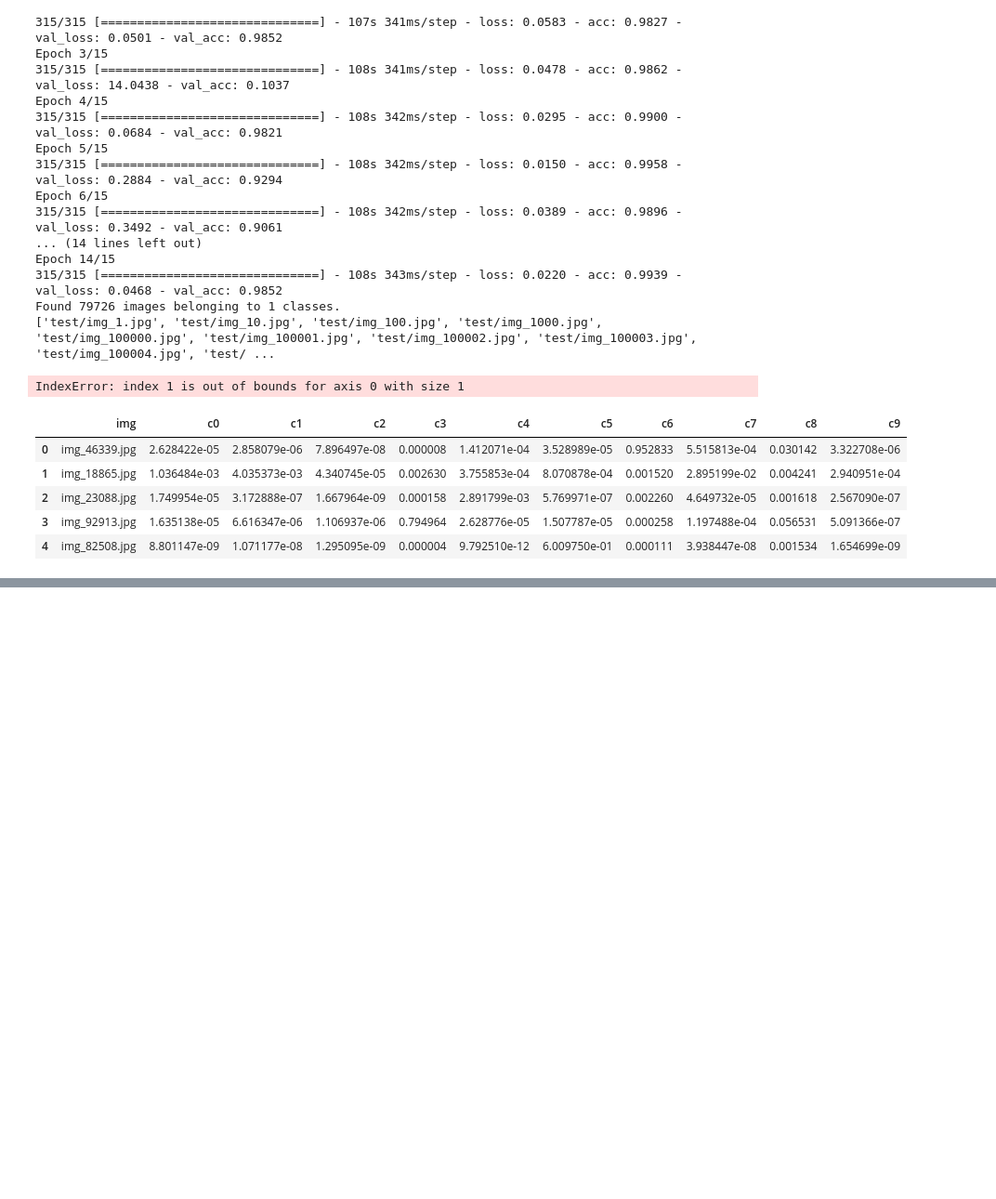
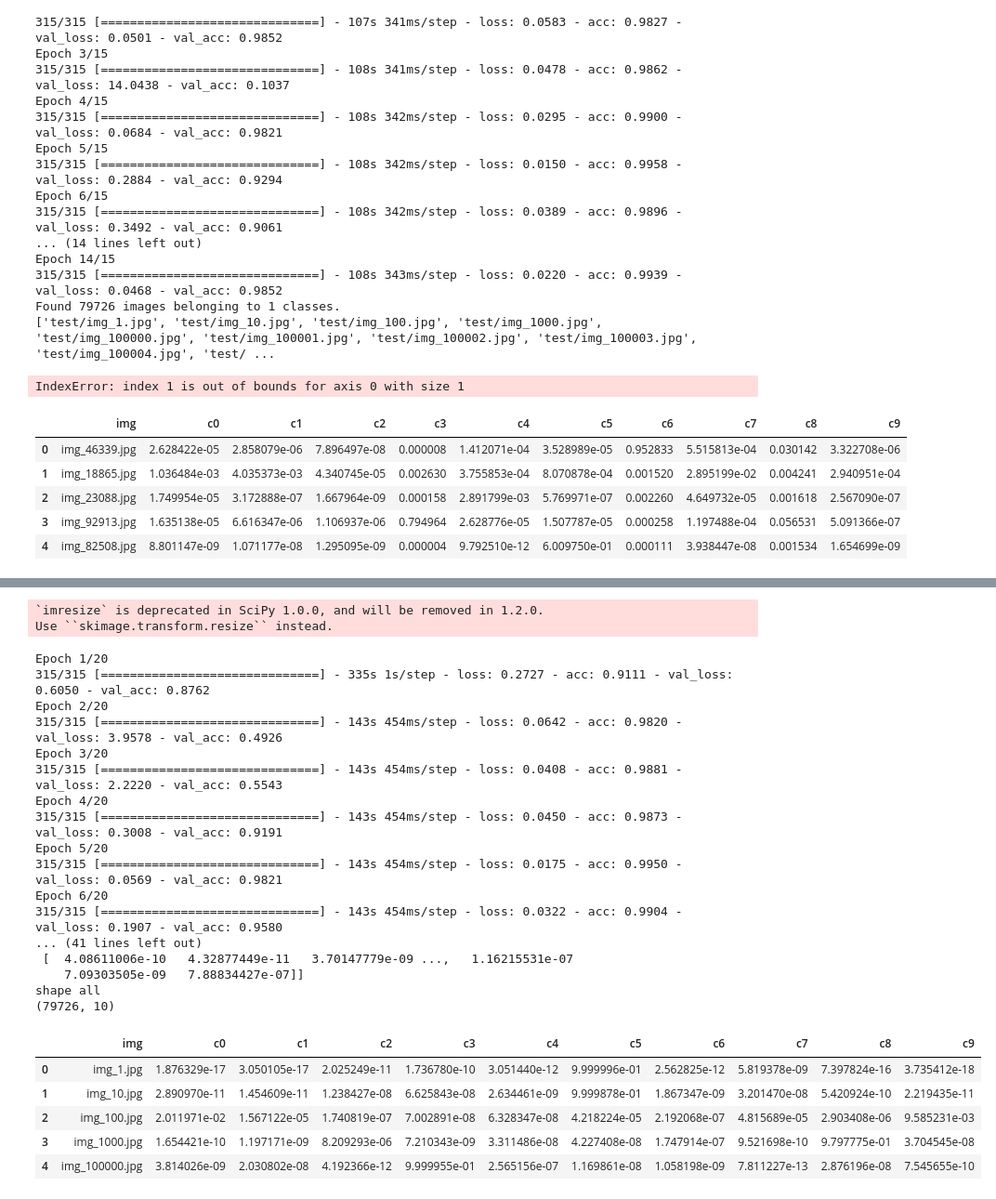
Before and after one commit to rosaann/driver, a Jupyter notebook: driver.ipynb, the cells around one changed output, grey strips where cells are left out. Shown at 93% size. Saved outputs shown, nothing was run; the diff lists cells and outputs as text; code cells hidden in the pictures; blank space fills up the shorter version.

```diff
--- a/driver.ipynb
+++ b/driver.ipynb
@@ -70,39 +106,6 @@ def restNet_model(image_size = (224, 224), if_draw_model = False):
               loss='categorical_crossentropy',
               metrics=['accuracy'])
     return model
-# %%
-from keras.applications.inception_v3 import InceptionV3
-from keras.applications.inception_v3 import preprocess_input, decode_predictions
-import numpy as np
-
-def inceptionV3_model(image_size = (224, 224), if_draw_model = False):
-
-    width = image_size[0]
-    height = image_size[1]
-
-    base_model = InceptionV3(input_tensor=Input((height, width, 3)), weights='imagenet', include_top=False)
-
-    for layers in base_model.layers:
-        layers.trainable = True
-
-    for i, layer in enumerate(base_model.layers):
-        print(i, layer.name)
-
-   # for layer in base_model.layers[25:]:
-   #     layer.trainable = True
-
-    x = GlobalAveragePooling2D()(base_model.output)
-    x = Dropout(0.5)(x)
-    x = Dense(10, activation='sigmoid')(x)
-    model = Model(base_model.input, x)
-
-    if if_draw_model:
-        SVG(model_to_dot(model).create(prog='dot', format='svg'))
-
-    model.compile(optimizer='adam',
-              loss='categorical_crossentropy',
-              metrics=['accuracy'])
-    return model
 # %%
 #简单模型
 def simple_model(time_len=1):
@@ -622,0 +709,7 @@ test_model(model, 'pred.csv')
+# %%
+model = train_model_2(inceptionV3_model)
+test_model_2(model, 'pred.csv')
+data = pd.read_csv("pred.csv")
+
+display(data.head())
+# %% [output]
@@ -622,0 +733,25 @@ test_model(model, 'pred.csv')
+`imresize` is deprecated in SciPy 1.0.0, and will be removed in 1.2.0.
+Use ``skimage.transform.resize`` instead.
+Epoch 1/20
+315/315 [==============================] - 335s 1s/step - loss: 0.2727 - acc: 0.9111 - val_loss: 0.6050 - val_acc: 0.8762
+Epoch 2/20
+315/315 [==============================] - 143s 454ms/step - loss: 0.0642 - acc: 0.9820 - val_loss: 3.9578 - val_acc: 0.4926
+Epoch 3/20
+315/315 [==============================] - 143s 454ms/step - loss: 0.0408 - acc: 0.9881 - val_loss: 2.2220 - val_acc: 0.5543
+Epoch 4/20
+315/315 [==============================] - 143s 454ms/step - loss: 0.0450 - acc: 0.9873 - val_loss: 0.3008 - val_acc: 0.9191
+Epoch 5/20
+315/315 [==============================] - 143s 454ms/step - loss: 0.0175 - acc: 0.9950 - val_loss: 0.0569 - val_acc: 0.9821
+Epoch 6/20
+315/315 [==============================] - 143s 454ms/step - loss: 0.0322 - acc: 0.9904 - val_loss: 0.1907 - val_acc: 0.9580
+... (41 lines left out)
+ [  4.08611006e-10   4.32877449e-11   3.70147779e-09 ...,   1.16215531e-07
+    7.09303505e-09   7.88834427e-07]]
+shape all
+(79726, 10)
+|  | img | c0 | c1 | c2 | c3 | c4 | c5 | c6 | c7 | c8 | c9 |
+| 0 | img_1.jpg | 1.876329e-17 | 3.050105e-17 | 2.025249e-11 | 1.736780e-10 | 3.051440e-12 | 9.999996e-01 | 2.562825e-12 | 5.819378e-09 | 7.397824e-16 | 3.735412e-18 |
+| 1 | img_10.jpg | 2.890970e-11 | 1.454609e-11 | 1.238427e-08 | 6.625843e-08 | 2.634461e-09 | 9.999878e-01 | 1.867347e-09 | 3.201470e-08 | 5.420924e-10 | 2.219435e-11 |
+| 2 | img_100.jpg | 2.011971e-02 | 1.567122e-05 | 1.740819e-07 | 7.002891e-08 | 6.328347e-08 | 4.218224e-05 | 2.192068e-07 | 4.815689e-05 | 2.903408e-06 | 9.585231e-03 |
+| 3 | img_1000.jpg | 1.654421e-10 | 1.197171e-09 | 8.209293e-06 | 7.210343e-09 | 3.311486e-08 | 4.227408e-08 | 1.747914e-07 | 9.521698e-10 | 9.797775e-01 | 3.704545e-08 |
+| 4 | img_100000.jpg | 3.814026e-09 | 2.030802e-08 | 4.192366e-12 | 9.999955e-01 | 2.565156e-07 | 1.169861e-08 | 1.058198e-09 | 7.811227e-13 | 2.876196e-08 | 7.545655e-10 |
```
Also changed, not shown: parts of 13 cells of this notebook.
